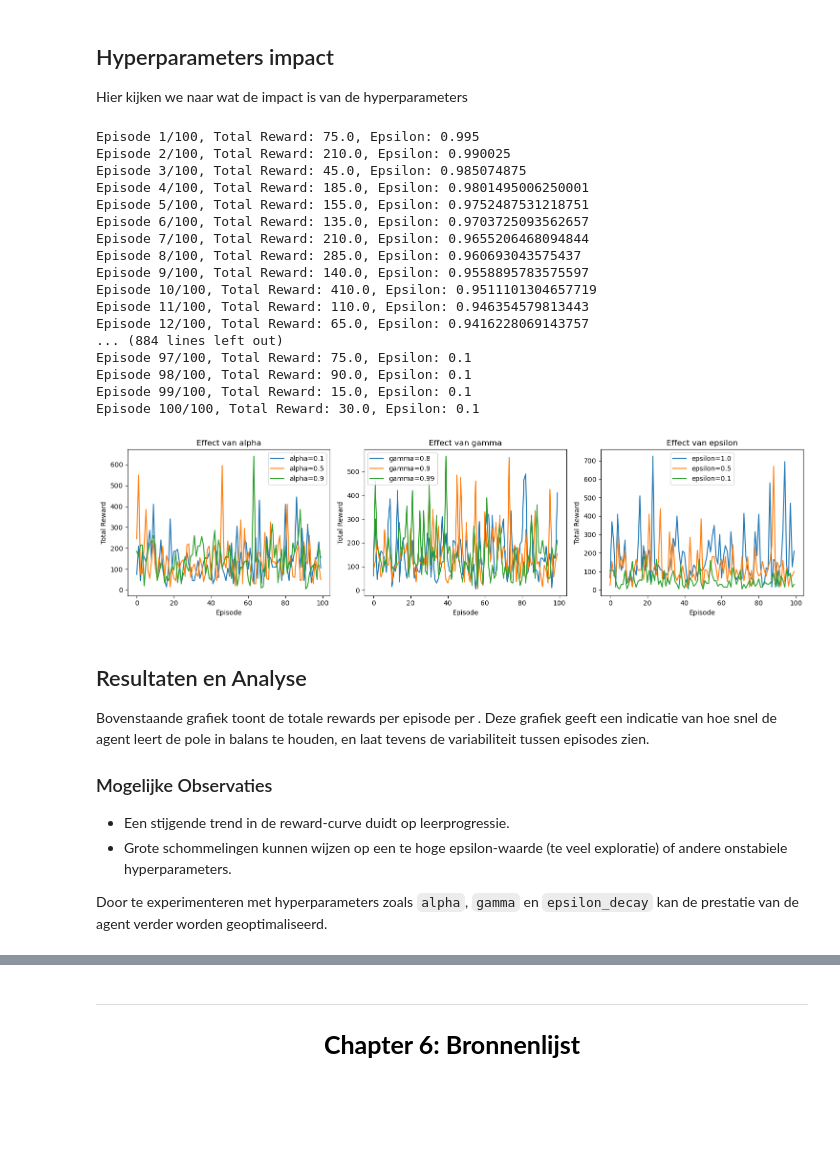
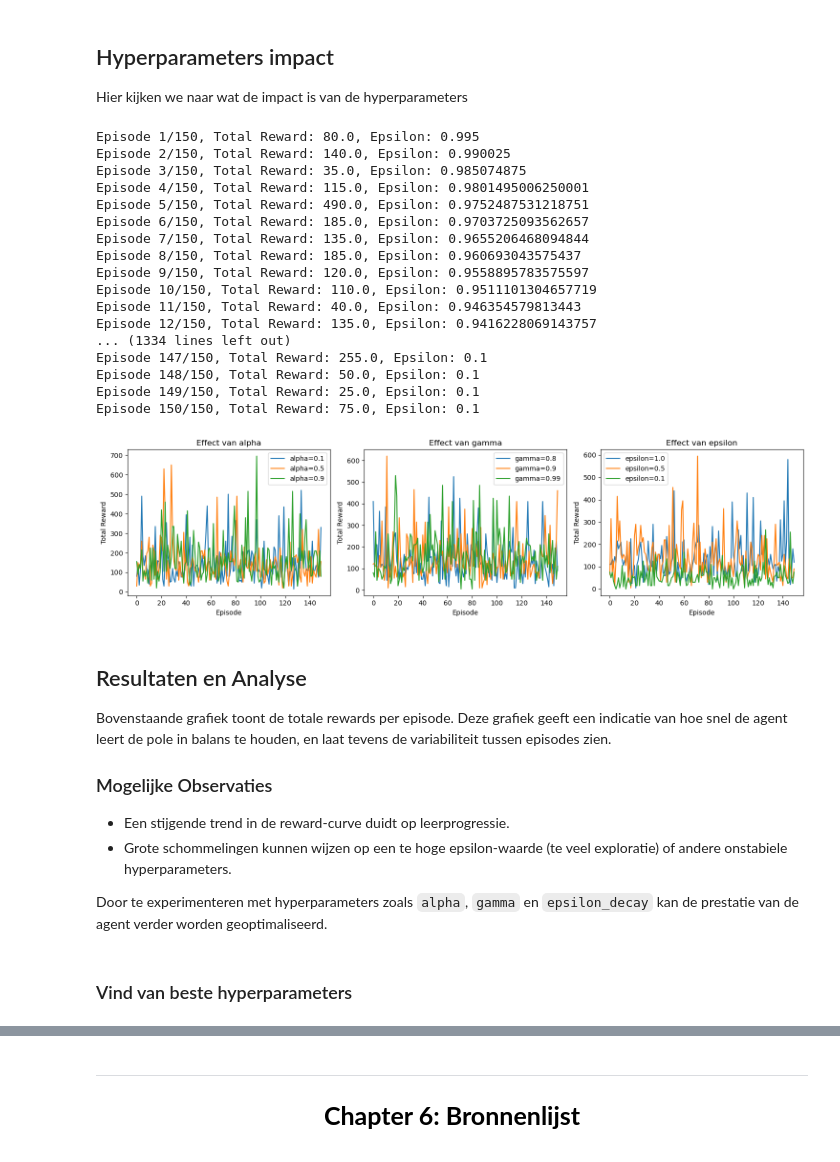
Before and after one commit to Tommi7/Space-Invader-Agents, a Jupyter notebook: notebook/portfolio.ipynb, the cells around one changed output, grey strips where cells are left out. Cells and saved outputs as stored; diff of their text form; code cells hidden in the pictures; blank space fills up the shorter version.

```diff
--- a/notebook/portfolio.ipynb
+++ b/notebook/portfolio.ipynb
@@ -236,25 +269,12 @@ Weergave van de opgenomen video:
 ## Hyperparameters impact
 Hier kijken we naar wat de impact is van de hyperparameters
 # %%
-import matplotlib.pyplot as plt
-
-def train_with_params(alpha, gamma, epsilon, n_episodes=100, bins=10):
-    rewards, _ = train_agent(
-        n_episodes=n_episodes,
-        bins=bins,
-        alpha=alpha,
-        gamma=gamma,
-        epsilon=epsilon,
-        use_random=False
-    )
-    return rewards
-
 # Testreeksen
 alphas = [0.1, 0.5, 0.9]
 gammas = [0.8, 0.9, 0.99]
 epsilons = [1.0, 0.5, 0.1]
 
-episodes = 100
+episodes = 150
 
 # Plot 1: variëren van alpha
 plt.figure(figsize=(15, 4))
@@ -264,58 +284,60 @@ for a in alphas:
     rewards = train_with_params(alpha=a, gamma=0.9, epsilon=1.0, n_episodes=episodes)
     plt.plot(rewards, label=f'alpha={a}')
 plt.title("Effect van alpha")
 plt.xlabel("Episode")
 plt.ylabel("Total Reward")
 plt.legend()
 
 # Plot 2: variëren van gamma
 plt.subplot(1, 3, 2)
 for g in gammas:
     rewards = train_with_params(alpha=0.5, gamma=g, epsilon=1.0, n_episodes=episodes)
     plt.plot(rewards, label=f'gamma={g}')
 plt.title("Effect van gamma")
 plt.xlabel("Episode")
 plt.ylabel("Total Reward")
 plt.legend()
 
 # Plot 3: variëren van epsilon
 plt.subplot(1, 3, 3)
 for e in epsilons:
     rewards = train_with_params(alpha=0.5, gamma=0.9, epsilon=e, n_episodes=episodes)
     plt.plot(rewards, label=f'epsilon={e}')
 plt.title("Effect van epsilon")
 plt.xlabel("Episode")
 plt.ylabel("Total Reward")
 plt.legend()
 
 plt.tight_layout()
 plt.show()
 # %% [output]
-Episode 1/100, Total Reward: 75.0, Epsilon: 0.995
-Episode 2/100, Total Reward: 210.0, Epsilon: 0.990025
-Episode 3/100, Total Reward: 45.0, Epsilon: 0.985074875
-Episode 4/100, Total Reward: 185.0, Epsilon: 0.9801495006250001
-Episode 5/100, Total Reward: 155.0, Epsilon: 0.9752487531218751
-Episode 6/100, Total Reward: 135.0, Epsilon: 0.9703725093562657
-Episode 7/100, Total Reward: 210.0, Epsilon: 0.9655206468094844
-Episode 8/100, Total Reward: 285.0, Epsilon: 0.960693043575437
-Episode 9/100, Total Reward: 140.0, Epsilon: 0.9558895783575597
-Episode 10/100, Total Reward: 410.0, Epsilon: 0.9511101304657719
-Episode 11/100, Total Reward: 110.0, Epsilon: 0.946354579813443
-Episode 12/100, Total Reward: 65.0, Epsilon: 0.9416228069143757
-... (884 lines left out)
-Episode 97/100, Total Reward: 75.0, Epsilon: 0.1
-Episode 98/100, Total Reward: 90.0, Epsilon: 0.1
-Episode 99/100, Total Reward: 15.0, Epsilon: 0.1
-Episode 100/100, Total Reward: 30.0, Epsilon: 0.1
+Episode 1/150, Total Reward: 80.0, Epsilon: 0.995
+Episode 2/150, Total Reward: 140.0, Epsilon: 0.990025
+Episode 3/150, Total Reward: 35.0, Epsilon: 0.985074875
+Episode 4/150, Total Reward: 115.0, Epsilon: 0.9801495006250001
+Episode 5/150, Total Reward: 490.0, Epsilon: 0.9752487531218751
+Episode 6/150, Total Reward: 185.0, Epsilon: 0.9703725093562657
+Episode 7/150, Total Reward: 135.0, Epsilon: 0.9655206468094844
+Episode 8/150, Total Reward: 185.0, Epsilon: 0.960693043575437
+Episode 9/150, Total Reward: 120.0, Epsilon: 0.9558895783575597
+Episode 10/150, Total Reward: 110.0, Epsilon: 0.9511101304657719
+Episode 11/150, Total Reward: 40.0, Epsilon: 0.946354579813443
+Episode 12/150, Total Reward: 135.0, Epsilon: 0.9416228069143757
+... (1334 lines left out)
+Episode 147/150, Total Reward: 255.0, Epsilon: 0.1
+Episode 148/150, Total Reward: 50.0, Epsilon: 0.1
+Episode 149/150, Total Reward: 25.0, Epsilon: 0.1
+Episode 150/150, Total Reward: 75.0, Epsilon: 0.1
-[figure, old version]
+[figure, new version]
 # %% [markdown]
 ## Resultaten en Analyse
 
-Bovenstaande grafiek toont de totale rewards per episode per . Deze grafiek geeft een indicatie van hoe snel de agent leert de pole in balans te houden, en laat tevens de variabiliteit tussen episodes zien.
+Bovenstaande grafiek toont de totale rewards per episode. Deze grafiek geeft een indicatie van hoe snel de agent leert de pole in balans te houden, en laat tevens de variabiliteit tussen episodes zien.
 
 ### Mogelijke Observaties
 - Een stijgende trend in de reward-curve duidt op leerprogressie.
 - Grote schommelingen kunnen wijzen op een te hoge epsilon-waarde (te veel exploratie) of andere onstabiele hyperparameters.
 
 Door te experimenteren met hyperparameters zoals `alpha`, `gamma` en `epsilon_decay` kan de prestatie van de agent verder worden geoptimaliseerd.
+# %% [markdown]
+### Vind van beste hyperparameters
```
Also changed, not shown: parts of 20 cells of this notebook, 7 other files.
